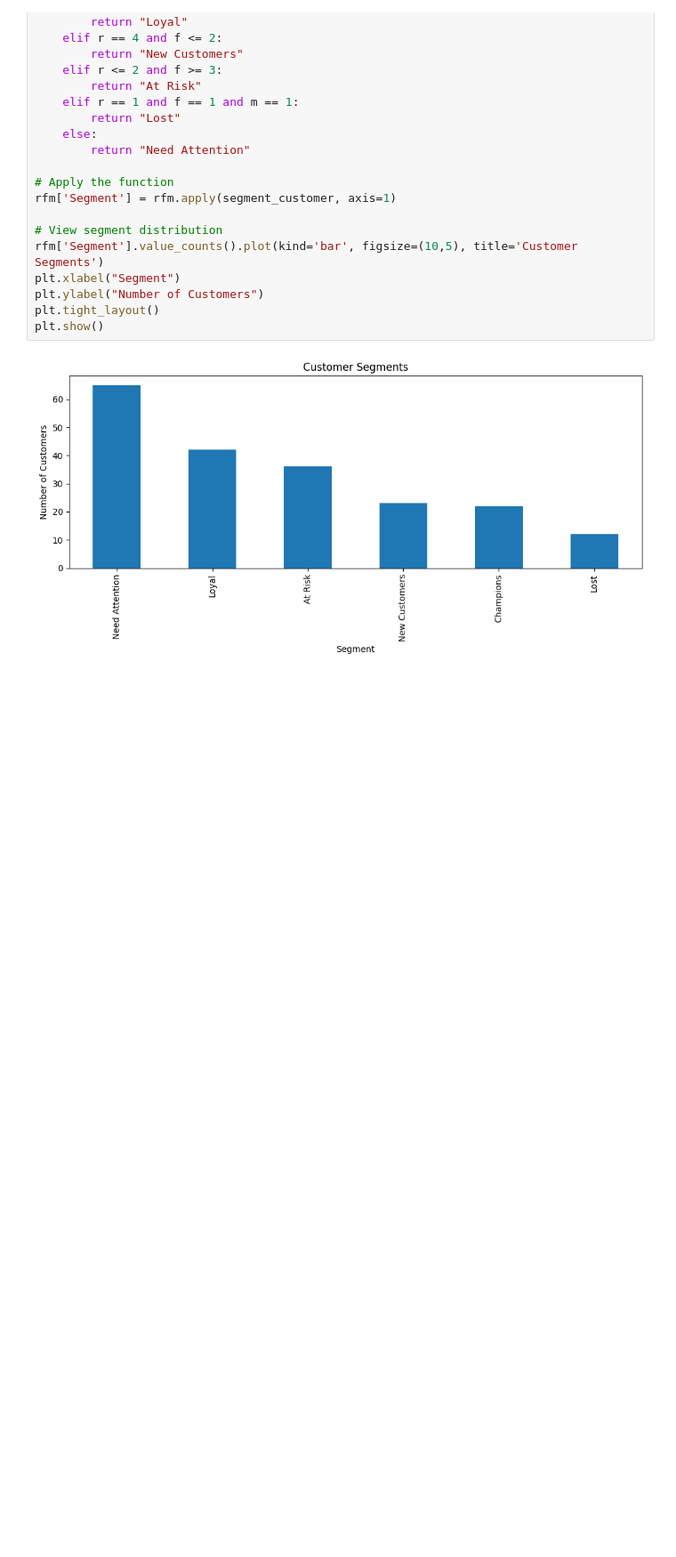
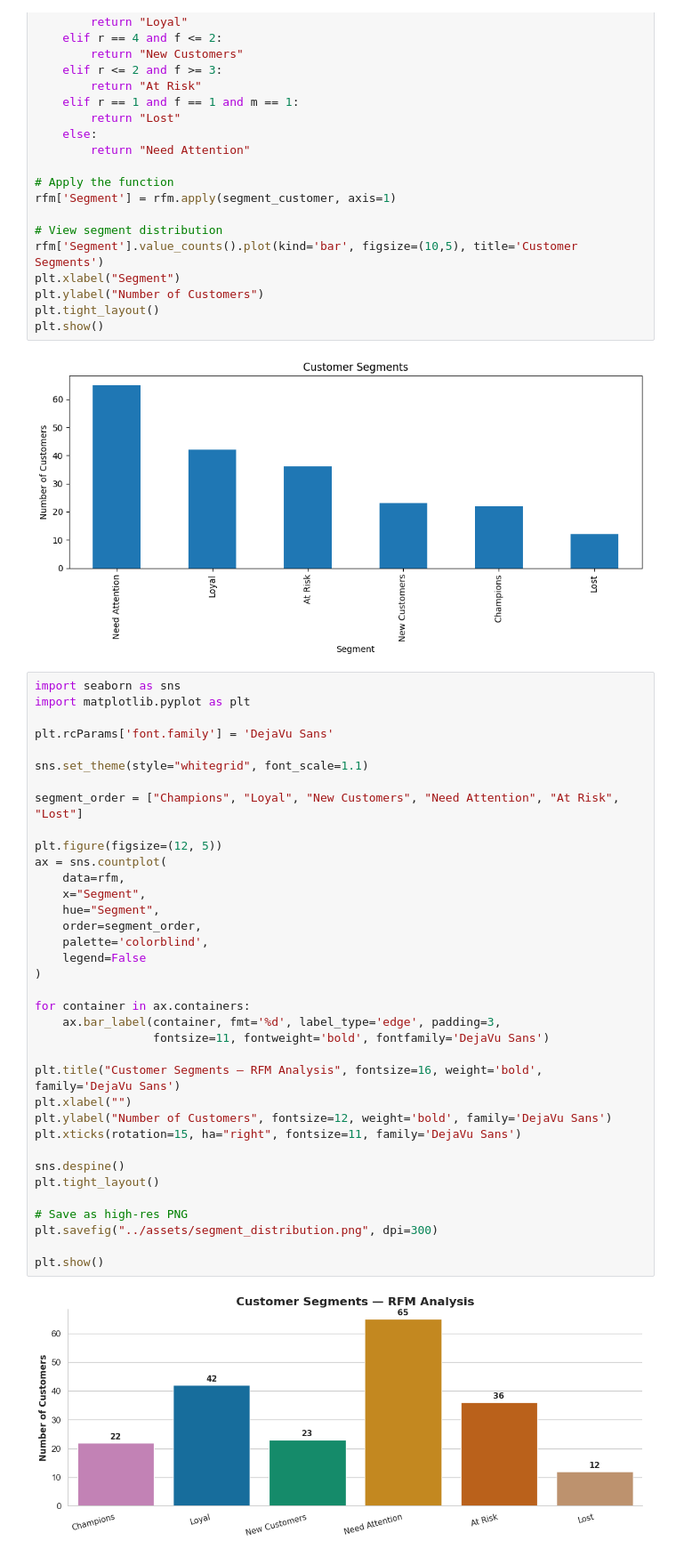
Before and after one commit to Essejran/rfm-segmentation, a Jupyter notebook: notebooks/rfm_analysis.ipynb, the cells around one changed output. Shown: that part at 89% size. Saved outputs shown, nothing was run; the diff lists cells and outputs as text; blank space fills up the shorter version.

Commit message:
updated plot & readme

```diff
--- a/notebooks/rfm_analysis.ipynb
+++ b/notebooks/rfm_analysis.ipynb
@@ -96,3 +96,41 @@ plt.tight_layout()
 plt.show()
 # %% [output]
 [figure]
+# %%
+import seaborn as sns
+import matplotlib.pyplot as plt
+
+plt.rcParams['font.family'] = 'DejaVu Sans'
+
+sns.set_theme(style="whitegrid", font_scale=1.1)
+
+segment_order = ["Champions", "Loyal", "New Customers", "Need Attention", "At Risk", "Lost"]
+
+plt.figure(figsize=(12, 5))
+ax = sns.countplot(
+    data=rfm,
+    x="Segment",
+    hue="Segment",
+    order=segment_order,
+    palette='colorblind',
+    legend=False
+)
+
+for container in ax.containers:
+    ax.bar_label(container, fmt='%d', label_type='edge', padding=3,
+                 fontsize=11, fontweight='bold', fontfamily='DejaVu Sans')
+
+plt.title("Customer Segments — RFM Analysis", fontsize=16, weight='bold', family='DejaVu Sans')
+plt.xlabel("")
+plt.ylabel("Number of Customers", fontsize=12, weight='bold', family='DejaVu Sans')
+plt.xticks(rotation=15, ha="right", fontsize=11, family='DejaVu Sans')
+
+sns.despine()
+plt.tight_layout()
+
+# Save as high-res PNG
+plt.savefig("../assets/segment_distribution.png", dpi=300)
+
+plt.show()
+# %% [output]
+[figure, added]
```
Also changed, not shown: parts of 2 cells of this notebook, 2 other files.
